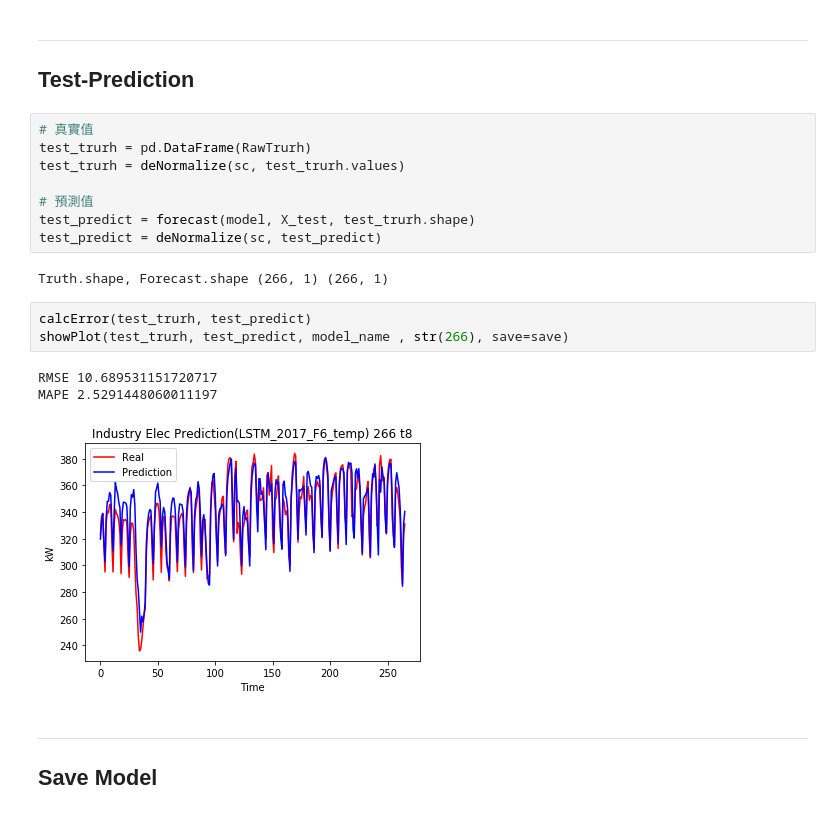
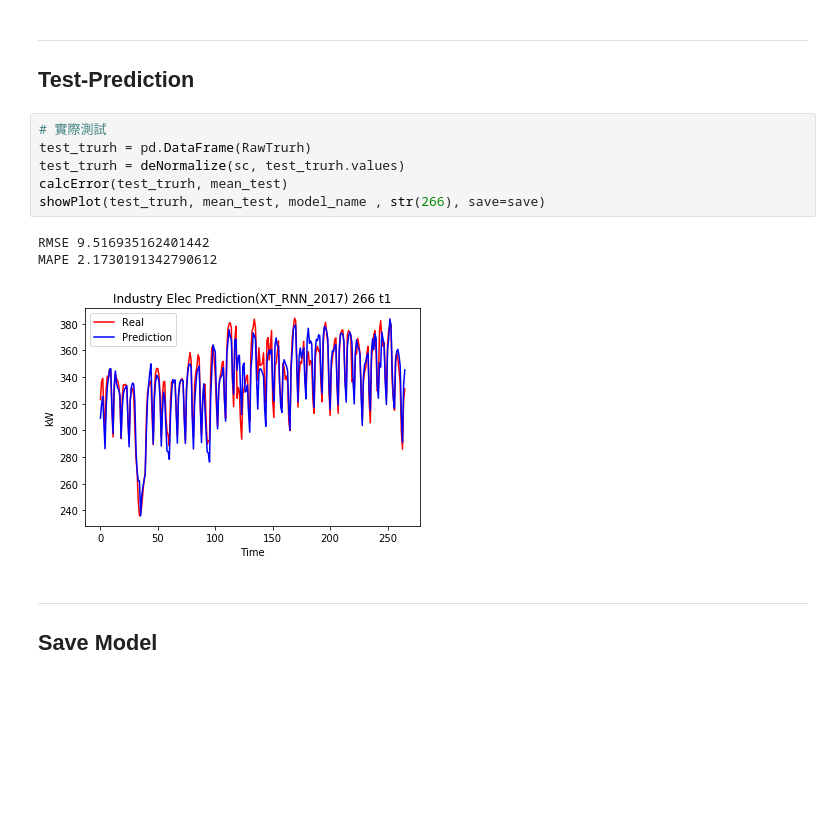
Before and after one commit to Chang-Siang/IndustryElec, a Jupyter notebook: IndustryElec (RNN_XT).ipynb, the cells around one changed output. Saved outputs shown, nothing was run; the diff lists cells and outputs as text; blank space fills up the shorter version.

```diff
--- a/IndustryElec (RNN_XT).ipynb
+++ b/IndustryElec (RNN_XT).ipynb
@@ -315,22 +292,15 @@ MAPE 2.144909406382568
 ---
 ## Test-Prediction
 # %%
-# 真實值
+# 實際測試
 test_trurh = pd.DataFrame(RawTrurh)
 test_trurh = deNormalize(sc, test_trurh.values)
-
-# 預測值
-test_predict = forecast(model, X_test, test_trurh.shape)
-test_predict = deNormalize(sc, test_predict)
+calcError(test_trurh, mean_test)
+showPlot(test_trurh, mean_test, model_name , str(266), save=save)
 # %% [output]
-Truth.shape, Forecast.shape (266, 1) (266, 1)
+RMSE 9.516935162401442
+MAPE 2.1730191342790612
+[figure, added]
-# %%
-calcError(test_trurh, test_predict)
-showPlot(test_trurh, test_predict, model_name , str(266), save=save)
-# %% [output]
-RMSE 10.689531151720717
-MAPE 2.5291448060011197
-[figure, removed]
 # %% [markdown]
 ---
 ## Save Model
```
Also changed, not shown: parts of 19 cells of this notebook.
